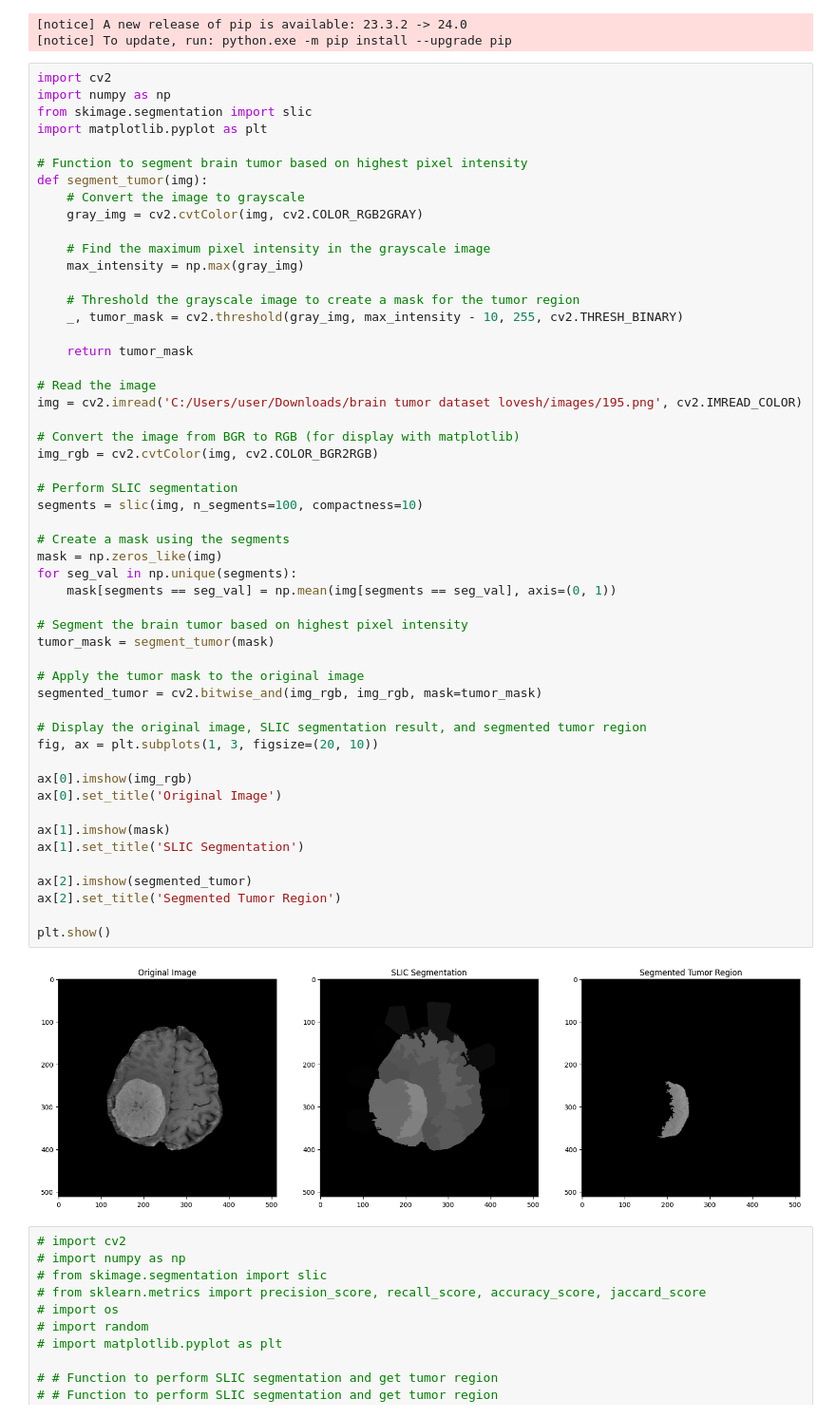
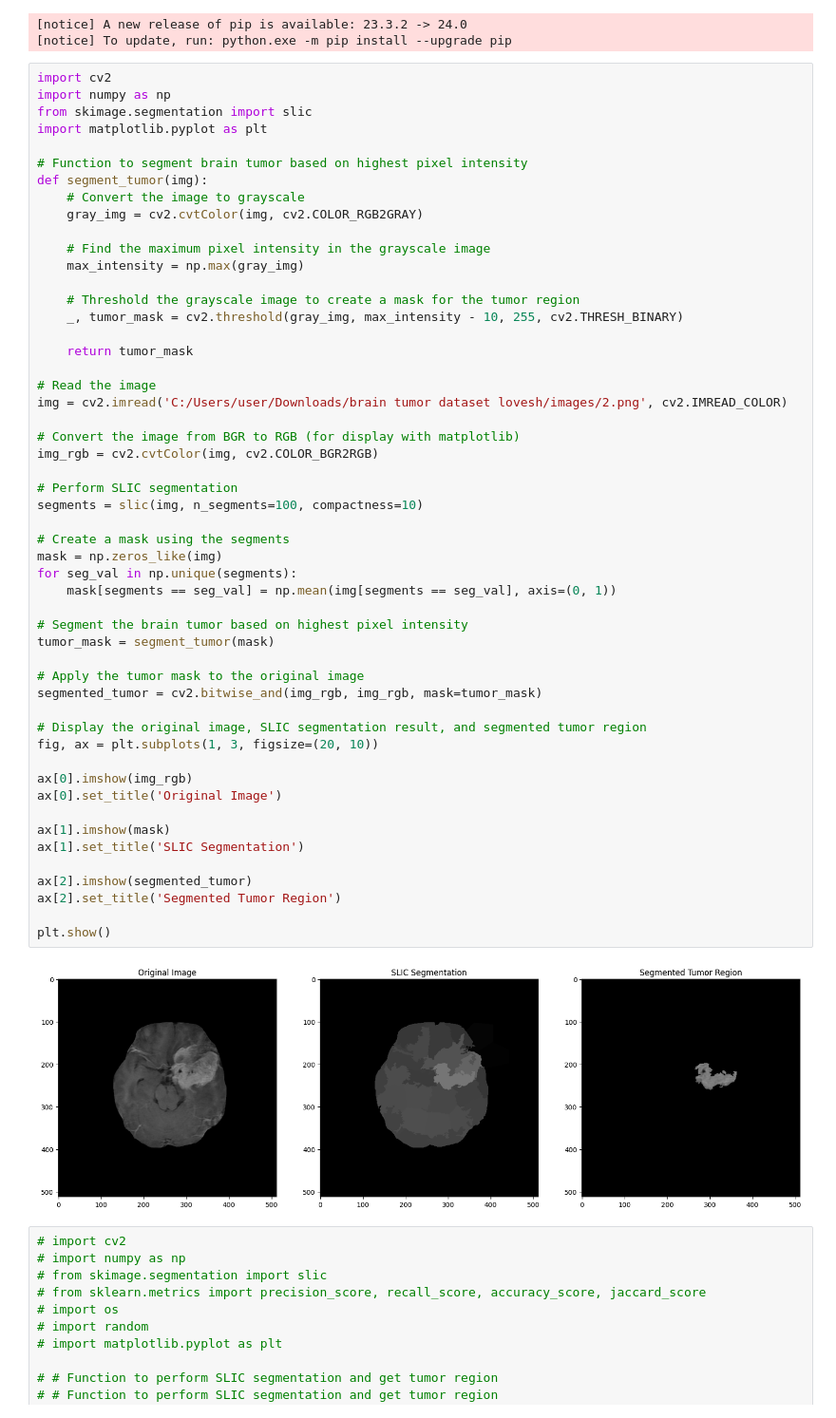
Before and after one commit to waiee/Brain-Tumor-Segmentation, a Jupyter notebook: main.ipynb, the cells around one changed output. Shown at 95% size. Drawn from its saved outputs; the diff is of its cells as text.

```diff
--- a/main.ipynb
+++ b/main.ipynb
@@ -108,40 +108,40 @@ def segment_tumor(img):
     return tumor_mask
 
 # Read the image
-img = cv2.imread('C:/Users/user/Downloads/brain tumor dataset lovesh/images/195.png', cv2.IMREAD_COLOR)
+img = cv2.imread('C:/Users/user/Downloads/brain tumor dataset lovesh/images/2.png', cv2.IMREAD_COLOR)
 
 # Convert the image from BGR to RGB (for display with matplotlib)
 img_rgb = cv2.cvtColor(img, cv2.COLOR_BGR2RGB)
 
 # Perform SLIC segmentation
 segments = slic(img, n_segments=100, compactness=10)
 
 # Create a mask using the segments
 mask = np.zeros_like(img)
 for seg_val in np.unique(segments):
     mask[segments == seg_val] = np.mean(img[segments == seg_val], axis=(0, 1))
 
 # Segment the brain tumor based on highest pixel intensity
 tumor_mask = segment_tumor(mask)
 
 # Apply the tumor mask to the original image
 segmented_tumor = cv2.bitwise_and(img_rgb, img_rgb, mask=tumor_mask)
 
 # Display the original image, SLIC segmentation result, and segmented tumor region
 fig, ax = plt.subplots(1, 3, figsize=(20, 10))
 
 ax[0].imshow(img_rgb)
 ax[0].set_title('Original Image')
 
 ax[1].imshow(mask)
 ax[1].set_title('SLIC Segmentation')
 
 ax[2].imshow(segmented_tumor)
 ax[2].set_title('Segmented Tumor Region')
 
 plt.show()
 # %% [output]
-[figure, old version]
+[figure, new version]
 # %%
 # import cv2
 # import numpy as np
```
